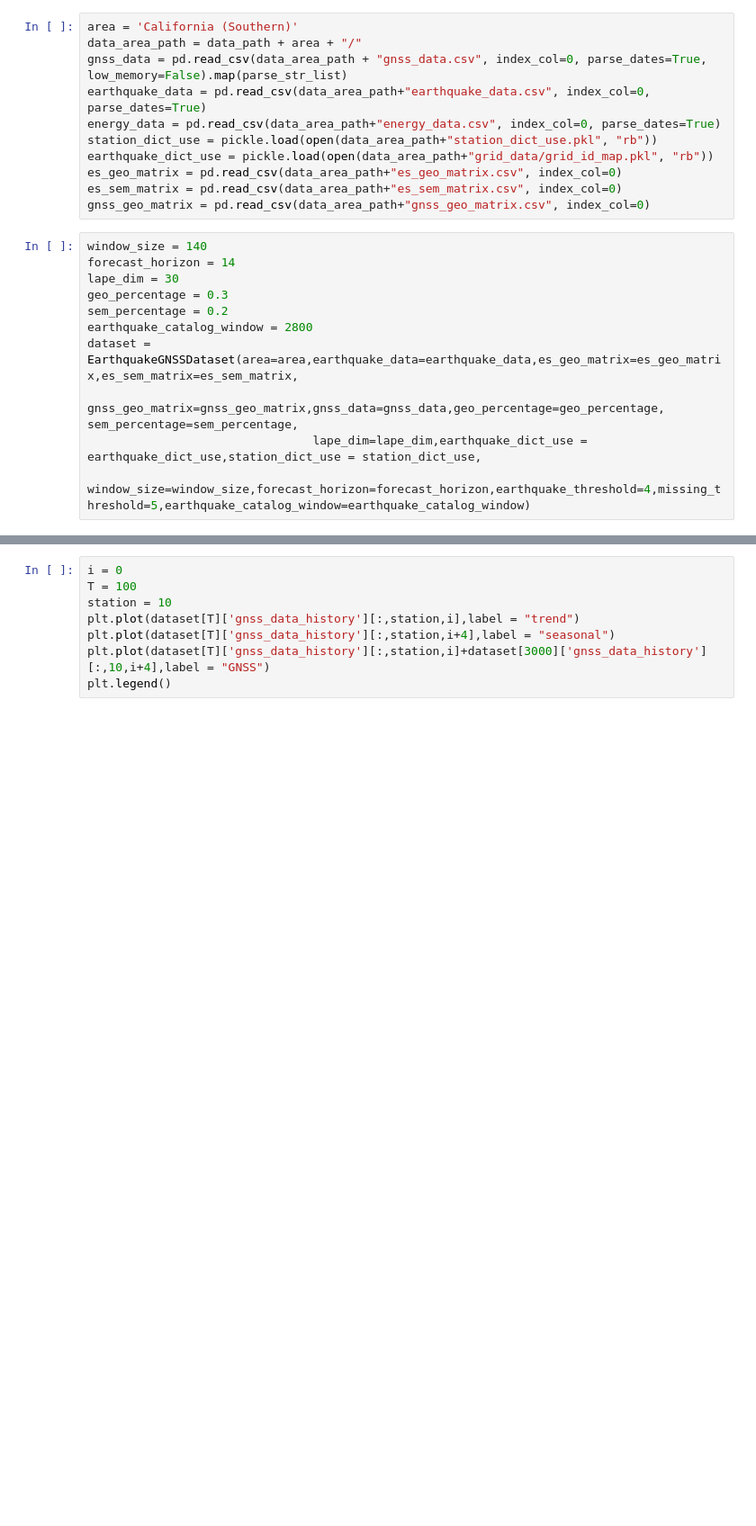
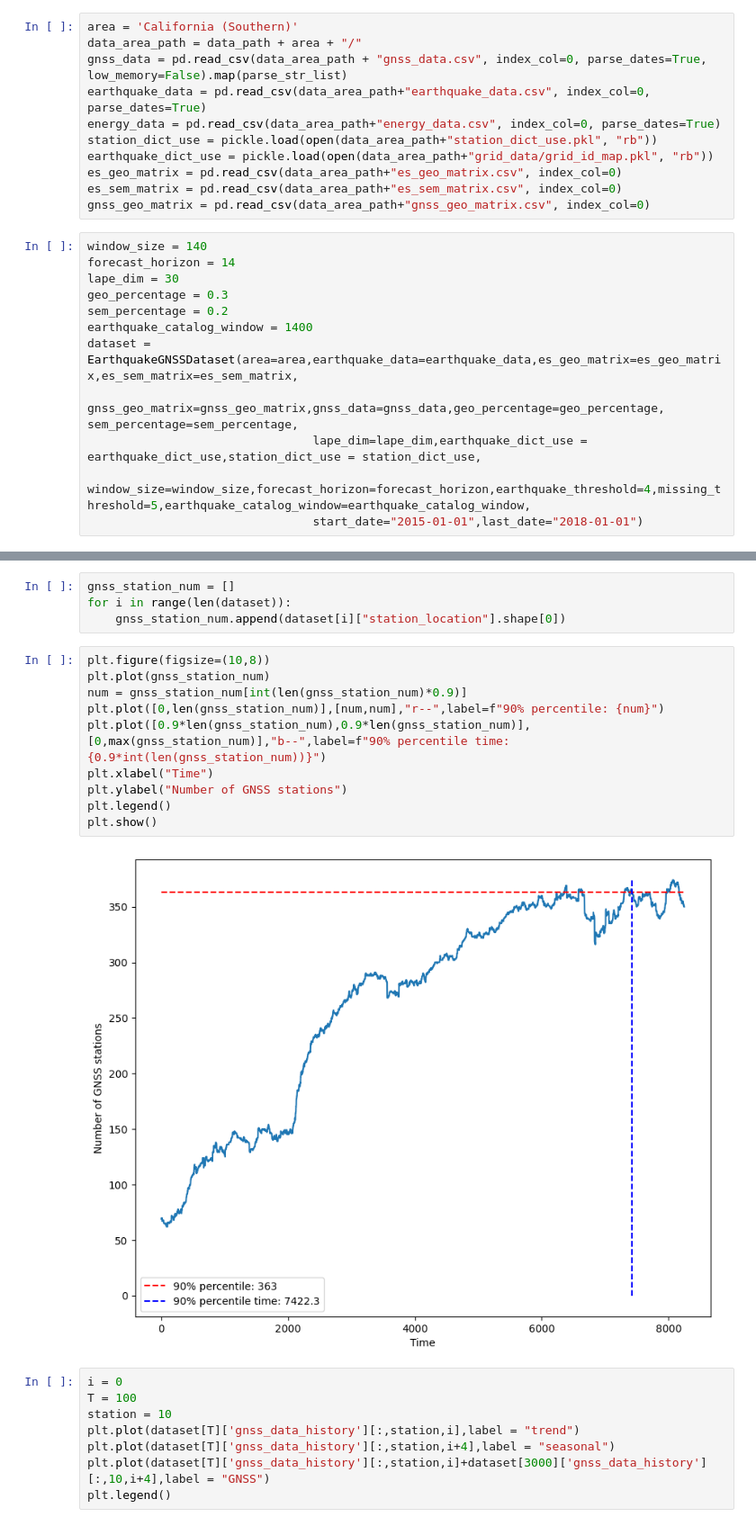
Before and after one commit to lhhhappy/Earthquake_predictor, a Jupyter notebook: dataset/dataset_test.ipynb, the cells around one changed output, grey strips where cells are left out. Shown at 90% size. Cells and saved outputs as stored; diff of their text form; blank space fills up the shorter version.

Commit message:
finetune_dataset

```diff
--- a/dataset/dataset_test.ipynb
+++ b/dataset/dataset_test.ipynb
@@ -55,8 +55,9 @@ forecast_horizon = 14
 lape_dim = 30
 geo_percentage = 0.3
 sem_percentage = 0.2
-earthquake_catalog_window = 2800
+earthquake_catalog_window = 1400
 dataset = EarthquakeGNSSDataset(area=area,earthquake_data=earthquake_data,es_geo_matrix=es_geo_matrix,es_sem_matrix=es_sem_matrix,
                                 gnss_geo_matrix=gnss_geo_matrix,gnss_data=gnss_data,geo_percentage=geo_percentage, sem_percentage=sem_percentage,
                                 lape_dim=lape_dim,earthquake_dict_use = earthquake_dict_use,station_dict_use = station_dict_use,
-                                window_size=window_size,forecast_horizon=forecast_horizon,earthquake_threshold=4,missing_threshold=5,earthquake_catalog_window=earthquake_catalog_window)
+                                window_size=window_size,forecast_horizon=forecast_horizon,earthquake_threshold=4,missing_threshold=5,earthquake_catalog_window=earthquake_catalog_window,
+                                start_date="2015-01-01",last_date="2018-01-01")
@@ -79,3 +86,19 @@ station_location torch.Size([69, 2])
+# %%
+gnss_station_num = []
+for i in range(len(dataset)):
+    gnss_station_num.append(dataset[i]["station_location"].shape[0])
+# %%
+plt.figure(figsize=(10,8))
+plt.plot(gnss_station_num)
+num = gnss_station_num[int(len(gnss_station_num)*0.9)]
+plt.plot([0,len(gnss_station_num)],[num,num],"r--",label=f"90% percentile: {num}")
+plt.plot([0.9*len(gnss_station_num),0.9*len(gnss_station_num)],[0,max(gnss_station_num)],"b--",label=f"90% percentile time: {0.9*int(len(gnss_station_num))}")
+plt.xlabel("Time")
+plt.ylabel("Number of GNSS stations")
+plt.legend()
+plt.show()
+# %% [output]
+[figure, added]
 # %%
 i = 0
 T = 100
```
Also changed, not shown: parts of 2 cells of this notebook, 10 other files.
